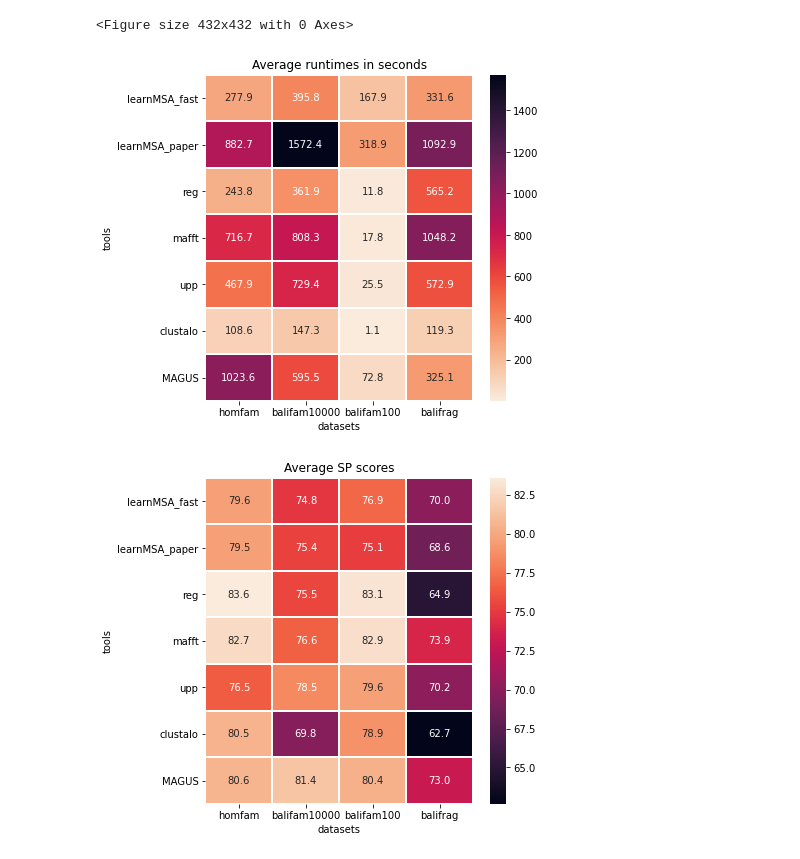
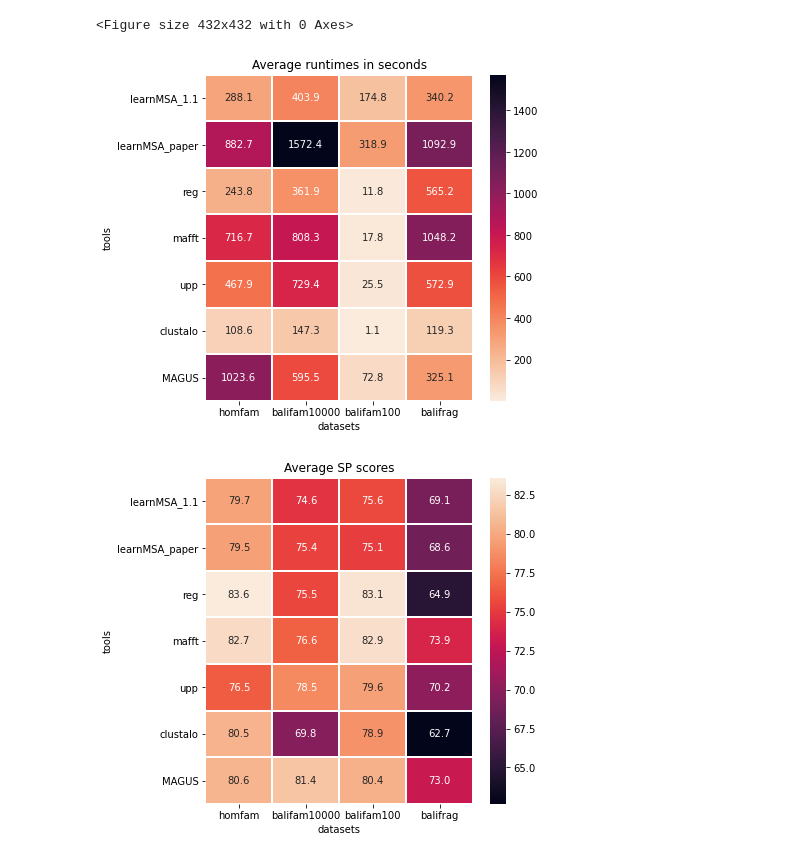
Before and after one commit to felbecker/MSA-HMM-Analysis, a Jupyter notebook: RuntimeComparison.ipynb, the cells around one changed output. Drawn from its saved outputs; the diff is of its cells as text; code cells hidden in the pictures.

```diff
--- a/RuntimeComparison.ipynb
+++ b/RuntimeComparison.ipynb
@@ -43,20 +43,20 @@ def plot_comparison(datasets, tools, ax, value="runtime", title="", revert_color
     ax.set_title(title)
 # %%
 datasets = ["homfam", "balifam10000", "balifam100", "balifrag"]
-tools = ["learnMSA_fast", "learnMSA_paper", "reg", "mafft", "upp", "clustalo", "MAGUS"]
+tools = ["learnMSA_1.1", "learnMSA_paper", "reg", "mafft", "upp", "clustalo", "MAGUS"]
 
 plt.subplots_adjust(wspace=1)
 
 f, ax = plt.subplots(1,1)
 plot_comparison(datasets, tools, ax=ax, value="runtime", title="Average runtimes in seconds", revert_color=True)
 plt.savefig("fig/learnMSA_fast_comparison.png", bbox_inches='tight')
 
 f, ax = plt.subplots(1,1)
 plt.subplots_adjust(wspace=1)
 plot_comparison(datasets, tools, ax=ax, value="SP", title="Average SP scores")
 # %% [output]
 <Figure size 432x432 with 0 Axes>
-[figure, old version]
+[figure, new version]
-[figure, old version]
+[figure, new version]
 # %%
 datasets = ["large"]
```
Also changed, not shown: parts of 1 cell of this notebook, 26 other files.
